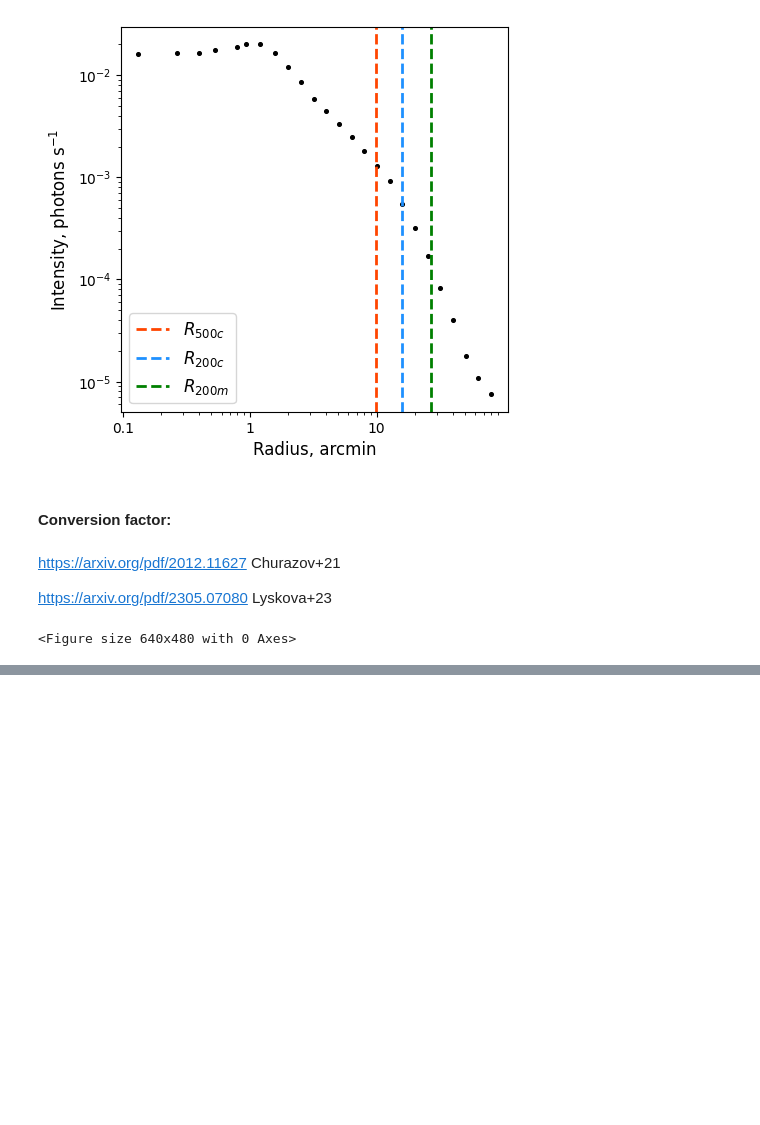
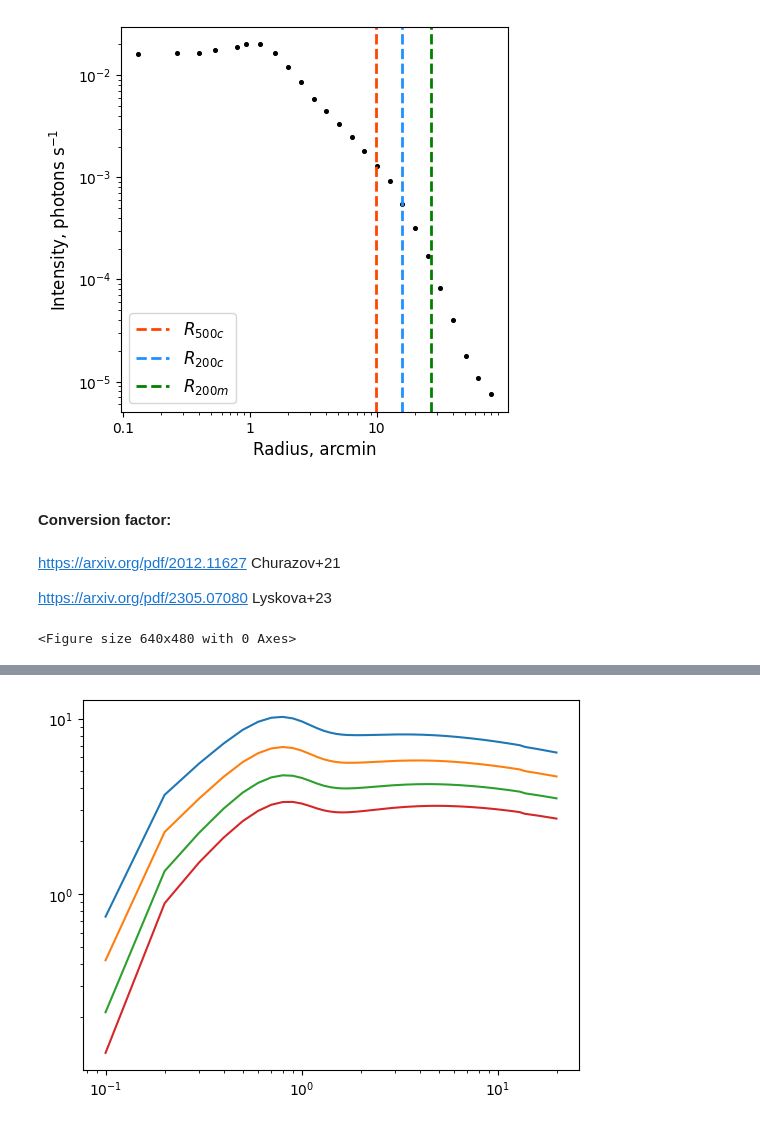
Before and after one commit to pi4imu/stacking, a Jupyter notebook: stacking_magneticum.ipynb, the cells around one changed output, grey strips where cells are left out. Saved outputs shown, nothing was run; the diff lists cells and outputs as text; code cells hidden in the pictures; blank space fills up the shorter version.

```diff
--- a/stacking_magneticum.ipynb
+++ b/stacking_magneticum.ipynb
@@ -427,3 +487,19 @@ plt.show()
+# %%
+read_lT = pd.read_csv("erosita_ca_E0323_Z02_N0.01.dat", header=None, delimiter=' ')
+tr1 = read_lT[0].values
+tr2 = read_lT[1].values
+tr3 = read_lT[2].values
+tr4 = read_lT[3].values
+tr5 = read_lT[4].values
+# %%
+plt.plot(tr1, tr2)
+plt.plot(tr1, tr3)
+plt.plot(tr1, tr4)
+plt.plot(tr1, tr5)
+plt.xscale("log")
+plt.yscale("log")
+# %% [output]
+[figure, added]
 # %%
         # deleting bright regions
 
```
Also changed, not shown: parts of 9 cells of this notebook, 27 other files.
